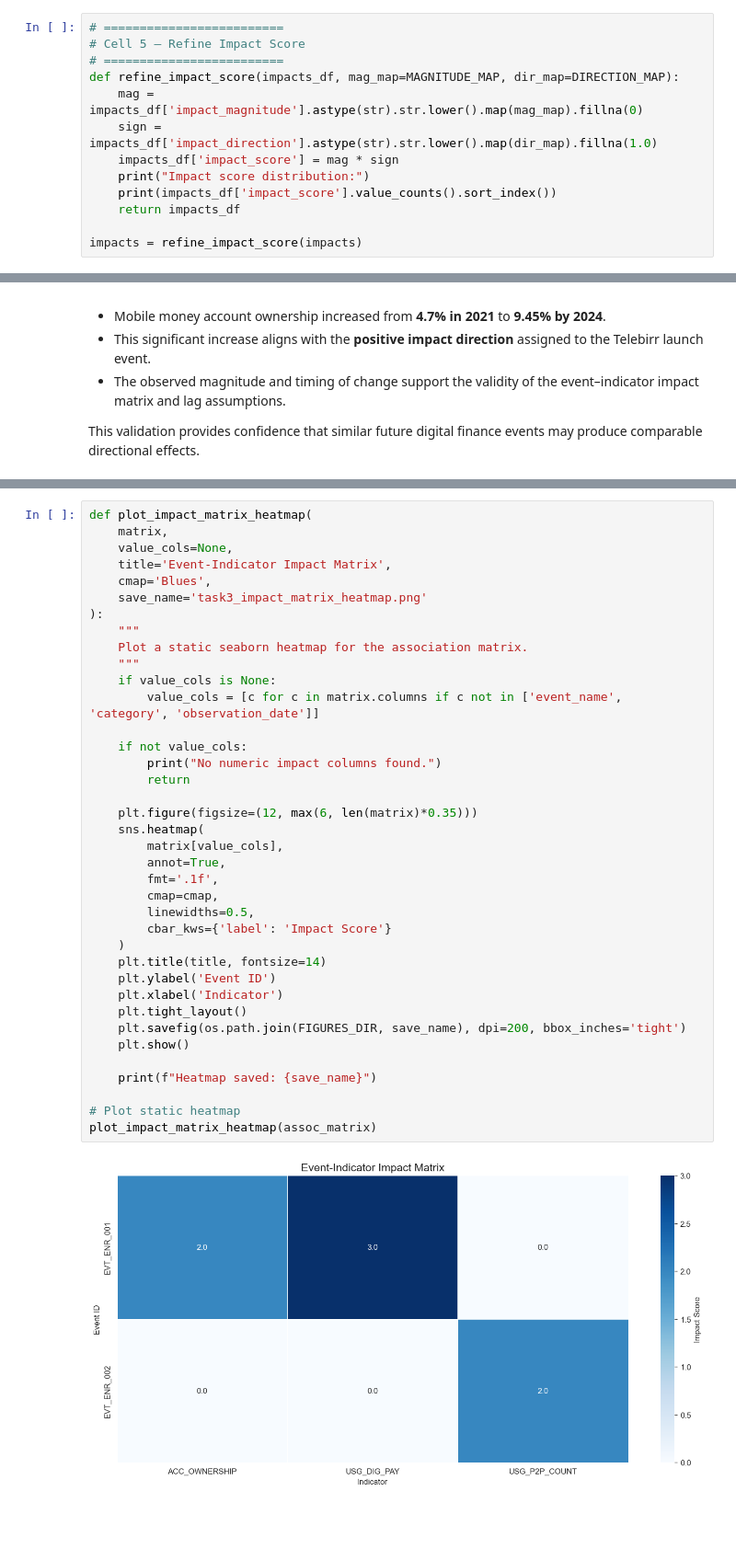
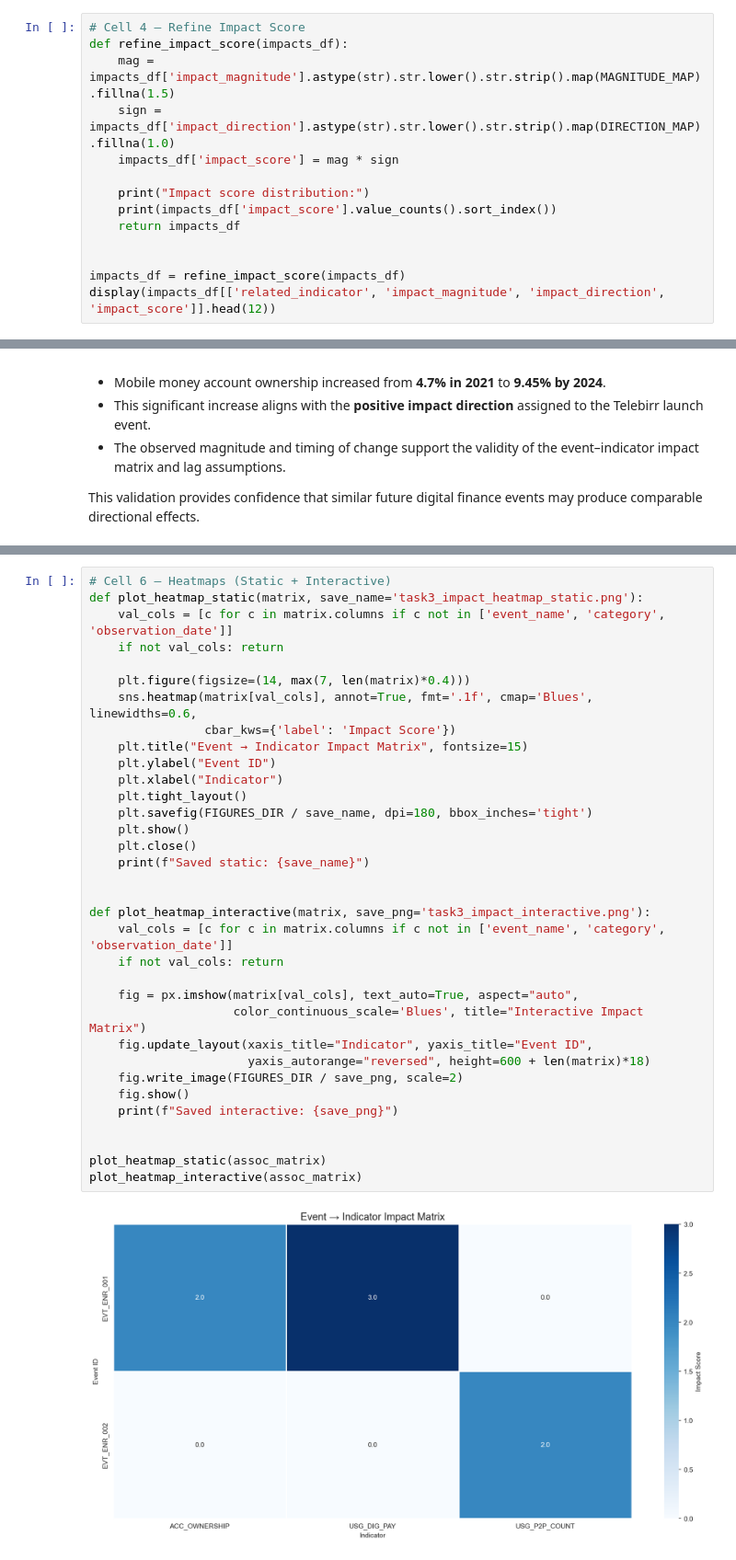
Before and after one commit to bekonad/ethiopia-financial-inclusion-forecast, a Jupyter notebook: notebooks/task3_impact_modeling.ipynb, the cells around one changed output, grey strips where cells are left out. Shown at 92% size. Saved outputs shown, nothing was run; the diff lists cells and outputs as text; blank space fills up the shorter version.

```diff
--- a/notebooks/task3_impact_modeling.ipynb
+++ b/notebooks/task3_impact_modeling.ipynb
@@ -123,16 +116,17 @@ Impacts has year: True
 # %%
-# =========================
-# Cell 5 – Refine Impact Score
-# =========================
-def refine_impact_score(impacts_df, mag_map=MAGNITUDE_MAP, dir_map=DIRECTION_MAP):
-    mag = impacts_df['impact_magnitude'].astype(str).str.lower().map(mag_map).fillna(0)
-    sign = impacts_df['impact_direction'].astype(str).str.lower().map(dir_map).fillna(1.0)
+# Cell 4 – Refine Impact Score
+def refine_impact_score(impacts_df):
+    mag = impacts_df['impact_magnitude'].astype(str).str.lower().str.strip().map(MAGNITUDE_MAP).fillna(1.5)
+    sign = impacts_df['impact_direction'].astype(str).str.lower().str.strip().map(DIRECTION_MAP).fillna(1.0)
     impacts_df['impact_score'] = mag * sign
+
     print("Impact score distribution:")
     print(impacts_df['impact_score'].value_counts().sort_index())
     return impacts_df
 
-impacts = refine_impact_score(impacts)
+
+impacts_df = refine_impact_score(impacts_df)
+display(impacts_df[['related_indicator', 'impact_magnitude', 'impact_direction', 'impact_score']].head(12))
 # %% [output]
 Impact score distribution:
 impact_score
@@ -189,40 +186,36 @@ EVT_ENR_002  IPS / Ethiopay Launch  infrastructure       2025-12-09            0
 # %%
-def plot_impact_matrix_heatmap(
-    matrix,
-    value_cols=None,
-    title='Event-Indicator Impact Matrix',
-    cmap='Blues',
-    save_name='task3_impact_matrix_heatmap.png'
-):
-    """
-    Plot a static seaborn heatmap for the association matrix.
-    """
-    if value_cols is None:
-        value_cols = [c for c in matrix.columns if c not in ['event_name', 'category', 'observation_date']]
+# Cell 6 – Heatmaps (Static + Interactive)
+def plot_heatmap_static(matrix, save_name='task3_impact_heatmap_static.png'):
+    val_cols = [c for c in matrix.columns if c not in ['event_name', 'category', 'observation_date']]
+    if not val_cols: return
 
-    if not value_cols:
-        print("No numeric impact columns found.")
-        return
+    plt.figure(figsize=(14, max(7, len(matrix)*0.4)))
+    sns.heatmap(matrix[val_cols], annot=True, fmt='.1f', cmap='Blues', linewidths=0.6,
+                cbar_kws={'label': 'Impact Score'})
+    plt.title("Event → Indicator Impact Matrix", fontsize=15)
+    plt.ylabel("Event ID")
+    plt.xlabel("Indicator")
+    plt.tight_layout()
+    plt.savefig(FIGURES_DIR / save_name, dpi=180, bbox_inches='tight')
+    plt.show()
+    plt.close()
+    print(f"Saved static: {save_name}")
 
-    plt.figure(figsize=(12, max(6, len(matrix)*0.35)))
-    sns.heatmap(
-        matrix[value_cols],
-        annot=True,
-        fmt='.1f',
-        cmap=cmap,
-        linewidths=0.5,
-        cbar_kws={'label': 'Impact Score'}
-    )
-    plt.title(title, fontsize=14)
-    plt.ylabel('Event ID')
-    plt.xlabel('Indicator')
-    plt.tight_layout()
-    plt.savefig(os.path.join(FIGURES_DIR, save_name), dpi=200, bbox_inches='tight')
-    plt.show()
 
-    print(f"Heatmap saved: {save_name}")
+def plot_heatmap_interactive(matrix, save_png='task3_impact_interactive.png'):
+    val_cols = [c for c in matrix.columns if c not in ['event_name', 'category', 'observation_date']]
+    if not val_cols: return
 
-# Plot static heatmap
-plot_impact_matrix_heatmap(assoc_matrix)
+    fig = px.imshow(matrix[val_cols], text_auto=True, aspect="auto",
+                    color_continuous_scale='Blues', title="Interactive Impact Matrix")
+    fig.update_layout(xaxis_title="Indicator", yaxis_title="Event ID",
+                      yaxis_autorange="reversed", height=600 + len(matrix)*18)
+    fig.write_image(FIGURES_DIR / save_png, scale=2)
+    fig.show()
+    print(f"Saved interactive: {save_png}")
+
+
+plot_heatmap_static(assoc_matrix)
+plot_heatmap_interactive(assoc_matrix)
 # %% [output]
-[figure, old version]
+[figure, new version]
```
Also changed, not shown: parts of 19 cells of this notebook, 2 other files.
